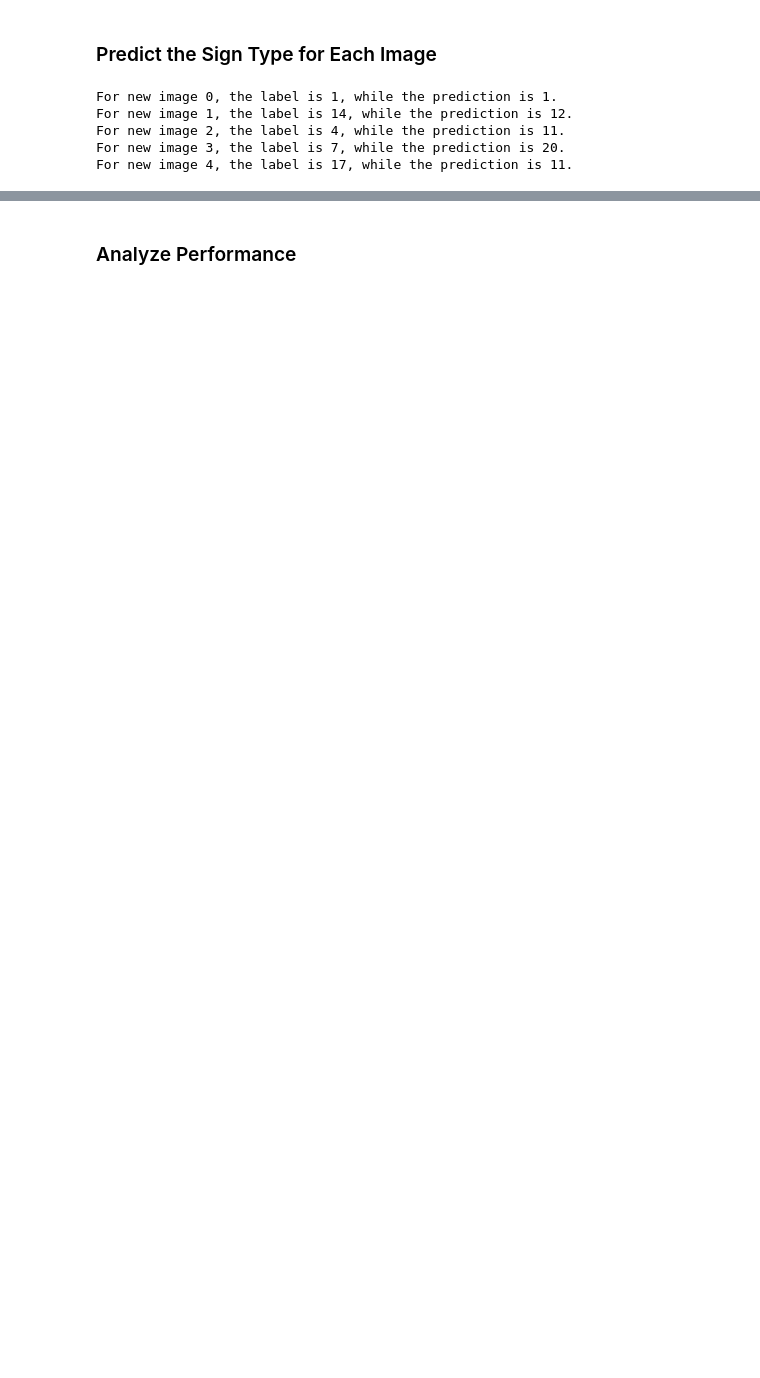
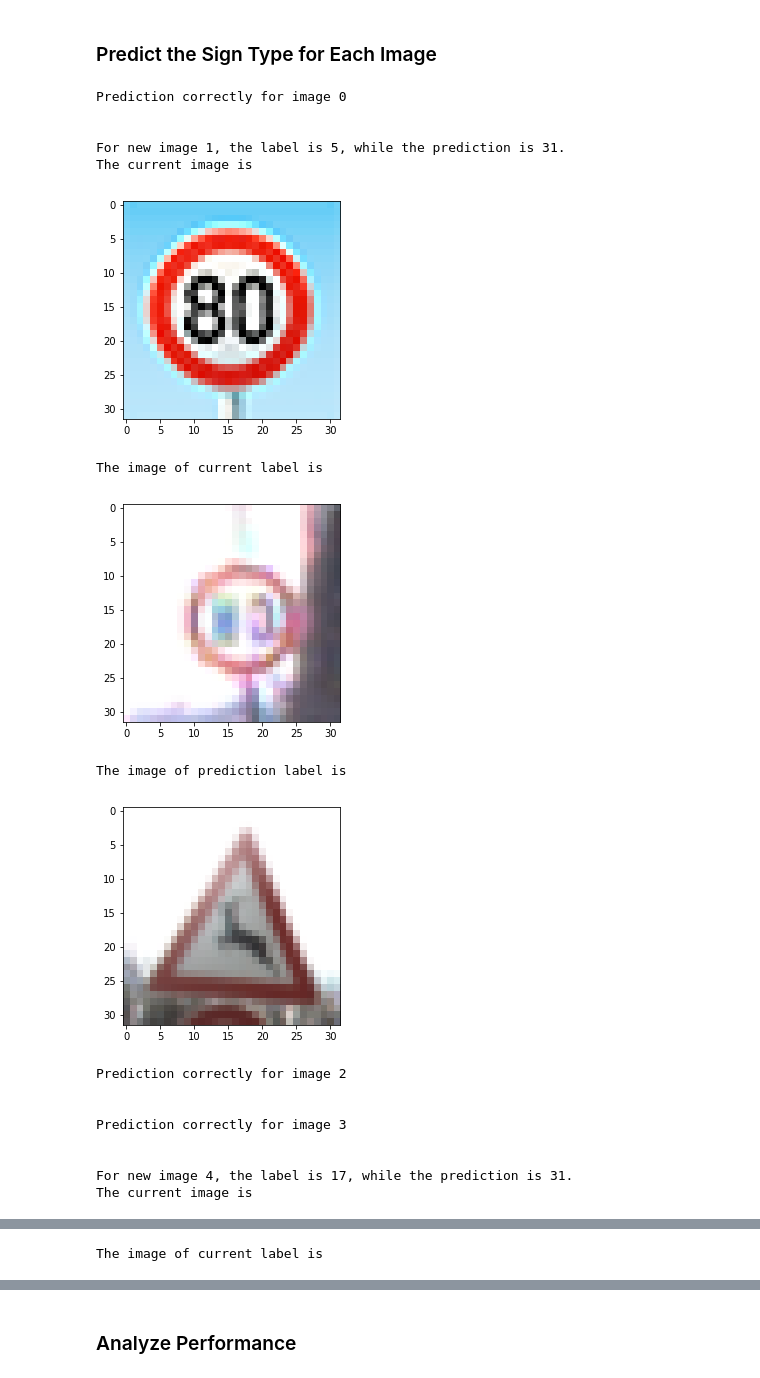
Before and after one commit to fangyan93/Self_Driving_Car_Traffic_Sign_Classifier, a Jupyter notebook: Traffic_Sign_Classifier_1.ipynb, the cells around one changed output, grey strips where cells are left out. Cells and saved outputs as stored; diff of their text form; code cells hidden in the pictures; blank space fills up the shorter version.

```diff
--- a/Traffic_Sign_Classifier_1.ipynb
+++ b/Traffic_Sign_Classifier_1.ipynb
@@ -562,25 +458,57 @@ New test image number 4 is
 ### Predict the Sign Type for Each Image
 # %%
 ### Run the predictions here and use the model to output the prediction for each image.
-### Make sure to pre-process the images with the same pre-processing pipeline used earlier.
-### Feel free to use as many code cells as needed.
 logits = []
 prediction = []
 accuracy = 0.0
 for i in range(len(new_images)):
-    new_images[i] = sess.run(tf.expand_dims(new_images[i], 0))
+    new_image = sess.run(tf.expand_dims(new_images[i], 0))
 
-    logit = sess.run(test_logits, feed_dict = {X_te:new_images[i], Test_number: 1})[0]
-    accu = sess.run(err_e, feed_dict={X_te:new_images[i],Y_te:[new_images_labels[i]], Test_number: 1, })
+    new_image = np.float32(new_image) / 255
+    sum_x = np.sum(np.sum(np.sum(new_image, axis=0), axis=0),axis=0) / (32 * 32 * 3)
+    new_image = new_image - sum_x
+
+    logit = sess.run(test_logits, feed_dict = {X_te:new_image, Test_number: 1})[0]
     logits.append(logit)
     predic = np.argmax(logit)
     prediction.append(predic)
     if abs(new_images_labels[i] - predic) < 0.1:
         accuracy += 1
-    print("For new image %d, the label is %d, while the prediction is %d." % (int(i), int(new_images_labels[i]), int(predic)))
+        print("Prediction correctly for image %d" % i )
+#         print("The current image is")
+#         plt.imshow(new_images[i])
+#         plt.show()
+#         print("The image of current label is")
+#         plt.imshow(train['features'][plot_train_data[new_images_labels[i]]])
+#         plt.show()
+    else:
+        print("For new image %d, the label is %d, while the prediction is %d." % (int(i), int(new_images_labels[i]), int(predic)))
+        print("The current image is")
+        plt.imshow(new_images[i])
+        plt.show()
+        print("The image of current label is")
+        plt.imshow(train['features'][plot_train_data[new_images_labels[i]]])
+        plt.show()
+        print("The image of prediction label is")
+        plt.imshow(train['features'][plot_train_data[predic]])
+        plt.show()
+    print("\n")
 # %% [output]
-For new image 0, the label is 1, while the prediction is 1.
-For new image 1, the label is 14, while the prediction is 12.
-For new image 2, the label is 4, while the prediction is 11.
-For new image 3, the label is 7, while the prediction is 20.
-For new image 4, the label is 17, while the prediction is 11.
+Prediction correctly for image 0
+
+
+For new image 1, the label is 5, while the prediction is 31.
+The current image is
+[figure, added]
+The image of current label is
+[figure, added]
+The image of prediction label is
+[figure, added]
+Prediction correctly for image 2
+
+
+Prediction correctly for image 3
+
+
+For new image 4, the label is 17, while the prediction is 31.
+The current image is
@@ -586,0 +516 @@ For new image 4, the label is 17, while the prediction is 11.
+The image of current label is
```
Also changed, not shown: parts of 22 cells of this notebook, 4 other files.
